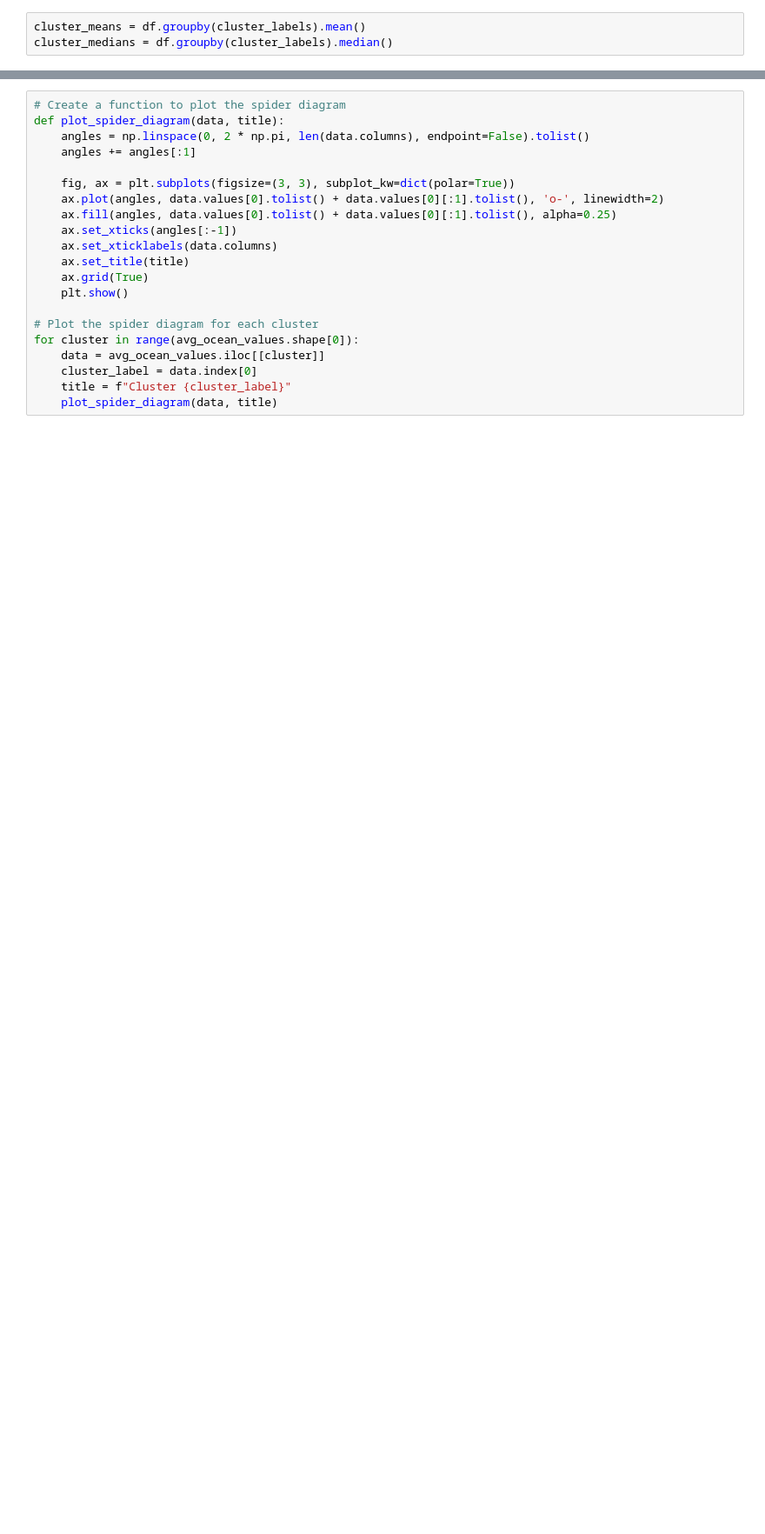
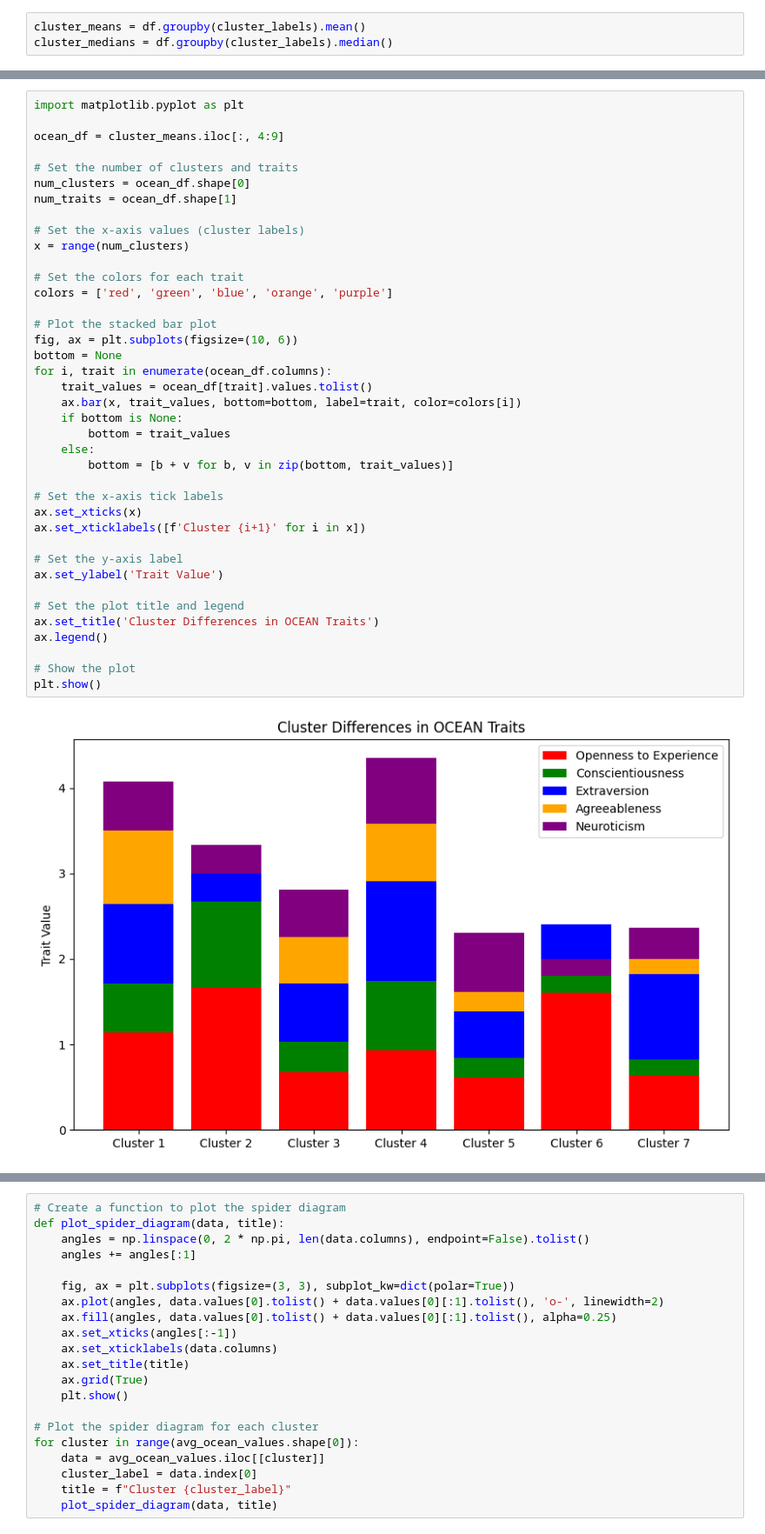
Before and after one commit to torchflash/MMAI831-Team-Project, a Jupyter notebook: Amir/MMAI831_AI_in_Marketing_EMC_Model_Development.ipynb, the cells around one changed output, grey strips where cells are left out. Shown at 87% size. Cells and saved outputs as stored; diff of their text form; blank space fills up the shorter version.

```diff
--- a/Amir/MMAI831_AI_in_Marketing_EMC_Model_Development.ipynb
+++ b/Amir/MMAI831_AI_in_Marketing_EMC_Model_Development.ipynb
@@ -273,0 +349,41 @@ cluster_means.iloc[:,4:9]
+# %%
+import matplotlib.pyplot as plt
+
+ocean_df = cluster_means.iloc[:, 4:9]
+
+# Set the number of clusters and traits
+num_clusters = ocean_df.shape[0]
+num_traits = ocean_df.shape[1]
+
+# Set the x-axis values (cluster labels)
+x = range(num_clusters)
+
+# Set the colors for each trait
+colors = ['red', 'green', 'blue', 'orange', 'purple']
+
+# Plot the stacked bar plot
+fig, ax = plt.subplots(figsize=(10, 6))
+bottom = None
+for i, trait in enumerate(ocean_df.columns):
+    trait_values = ocean_df[trait].values.tolist()
+    ax.bar(x, trait_values, bottom=bottom, label=trait, color=colors[i])
+    if bottom is None:
+        bottom = trait_values
+    else:
+        bottom = [b + v for b, v in zip(bottom, trait_values)]
+
+# Set the x-axis tick labels
+ax.set_xticks(x)
+ax.set_xticklabels([f'Cluster {i+1}' for i in x])
+
+# Set the y-axis label
+ax.set_ylabel('Trait Value')
+
+# Set the plot title and legend
+ax.set_title('Cluster Differences in OCEAN Traits')
+ax.legend()
+
+# Show the plot
+plt.show()
+# %% [output]
+[figure, added]
```
Also changed, not shown: parts of 7 cells of this notebook.
